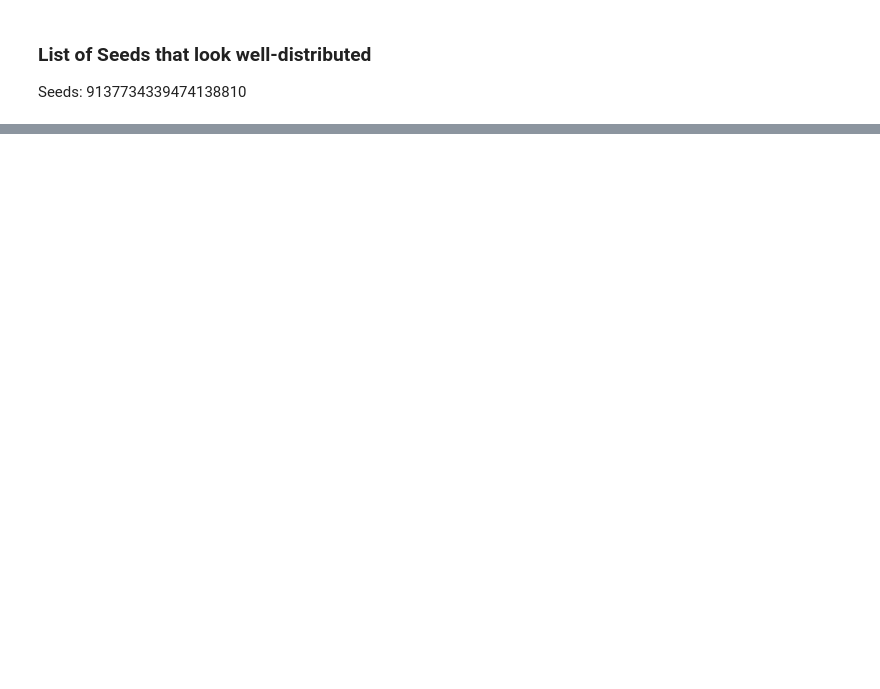
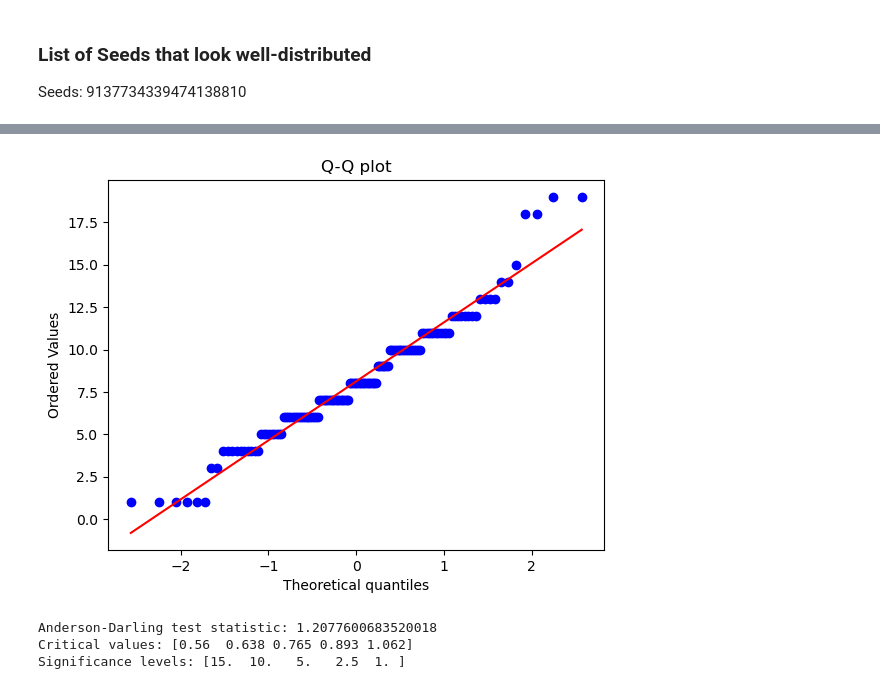
Before and after one commit to byu-transpolab/imt_optimization, a Jupyter notebook: python/histograms.ipynb, the cells around one changed output, grey strips where cells are left out. Saved outputs shown, nothing was run; the diff lists cells and outputs as text; code cells hidden in the pictures; blank space fills up the shorter version.

```diff
--- a/python/histograms.ipynb
+++ b/python/histograms.ipynb
@@ -203,0 +372,16 @@ Seeds:  9137734339474138810
+# %%
+data2018 = data_2018.to_numpy()
+stats.probplot(data2018, dist='norm', plot=plt)
+plt.title('Q-Q plot')
+plt.show()
+# %% [output]
+[figure, added]
+# %%
+result = stats.anderson(data2018, dist='norm')
+print(f"Anderson-Darling test statistic: {result.statistic}")
+print(f"Critical values: {result.critical_values}")
+print(f"Significance levels: {result.significance_level}")
+# %% [output]
+Anderson-Darling test statistic: 1.2077600683520018
+Critical values: [0.56  0.638 0.765 0.893 1.062]
+Significance levels: [15.  10.   5.   2.5  1. ]
```
Also changed, not shown: parts of 10 cells of this notebook, 4 other files.
